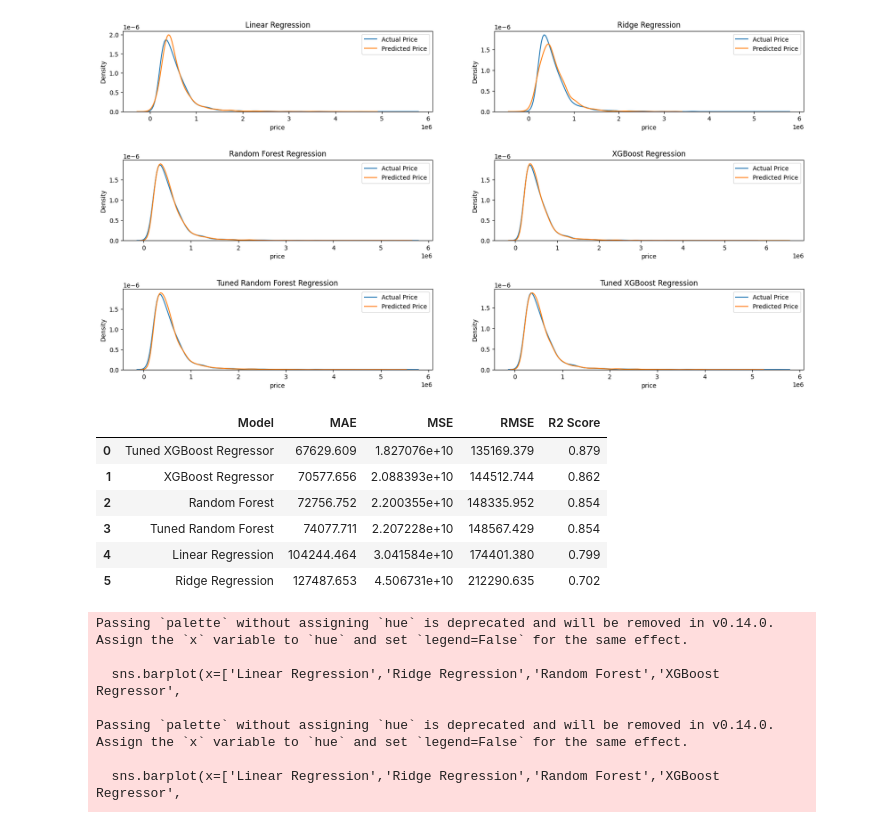
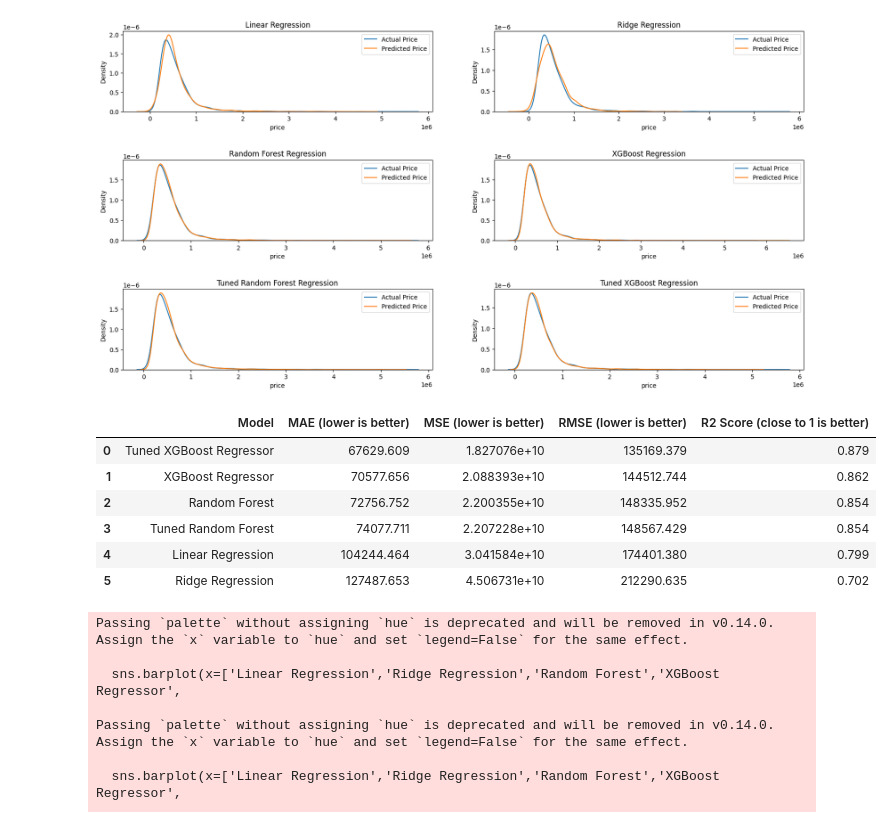
Before and after one commit to UFAQUE123/House-Price-Prediction, a Jupyter notebook: house_price_prediction.ipynb, the cells around one changed output. Saved outputs shown, nothing was run; the diff lists cells and outputs as text; code cells hidden in the pictures.

```diff
--- a/house_price_prediction.ipynb
+++ b/house_price_prediction.ipynb
@@ -537,35 +537,35 @@ results = pd.DataFrame({
     'MSE (lower is better)': [
         mean_squared_error(y_test, ypipe_pred),
         mean_squared_error(y_test, y_pred_ridge),
         mean_squared_error(y_test, y_pred_rf),
         mean_squared_error(y_test, y_pred_xgb),
         mean_squared_error(y_test, y_pred_best_rf),
         mean_squared_error(y_test, y_pred_best_xgb)
     ],
     'RMSE (lower is better)': [
         np.sqrt(mean_squared_error(y_test, ypipe_pred)),
         np.sqrt(mean_squared_error(y_test, y_pred_ridge)),
         np.sqrt(mean_squared_error(y_test, y_pred_rf)),
         np.sqrt(mean_squared_error(y_test, y_pred_xgb)),
         np.sqrt(mean_squared_error(y_test, y_pred_best_rf)),
         np.sqrt(mean_squared_error(y_test, y_pred_best_xgb))
     ],
     'R2 Score (close to 1 is better)': [
         r2_score(y_test, ypipe_pred),
         r2_score(y_test, y_pred_ridge),
         r2_score(y_test, y_pred_rf),
         r2_score(y_test, y_pred_xgb),
         r2_score(y_test, y_pred_best_rf),
         r2_score(y_test, y_pred_best_xgb)
     ]
 })
 
 # Round values
 results = results.round(3)
-results = results.sort_values(by='R2 Score', ascending=False).reset_index(drop=True)
+results = results.sort_values(by='R2 Score (close to 1 is better)', ascending=False).reset_index(drop=True)
 results
 # %% [output]
-|  | Model | MAE | MSE | RMSE | R2 Score |
+|  | Model | MAE (lower is better) | MSE (lower is better) | RMSE (lower is better) | R2 Score (close to 1 is better) |
 | 0 | Tuned XGBoost Regressor | 67629.609 | 1.827076e+10 | 135169.379 | 0.879 |
 | 1 | XGBoost Regressor | 70577.656 | 2.088393e+10 | 144512.744 | 0.862 |
 | 2 | Random Forest | 72756.752 | 2.200355e+10 | 148335.952 | 0.854 |
```
Also changed, not shown: parts of 5 cells of this notebook, 1 other file.
